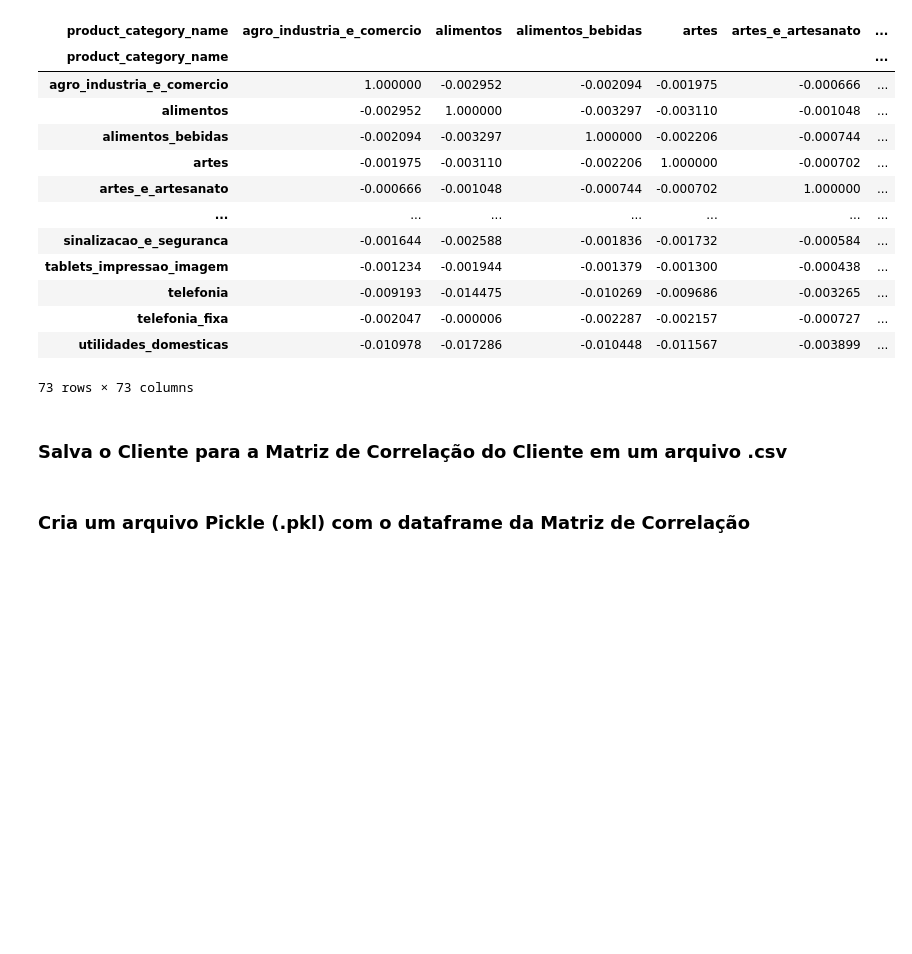
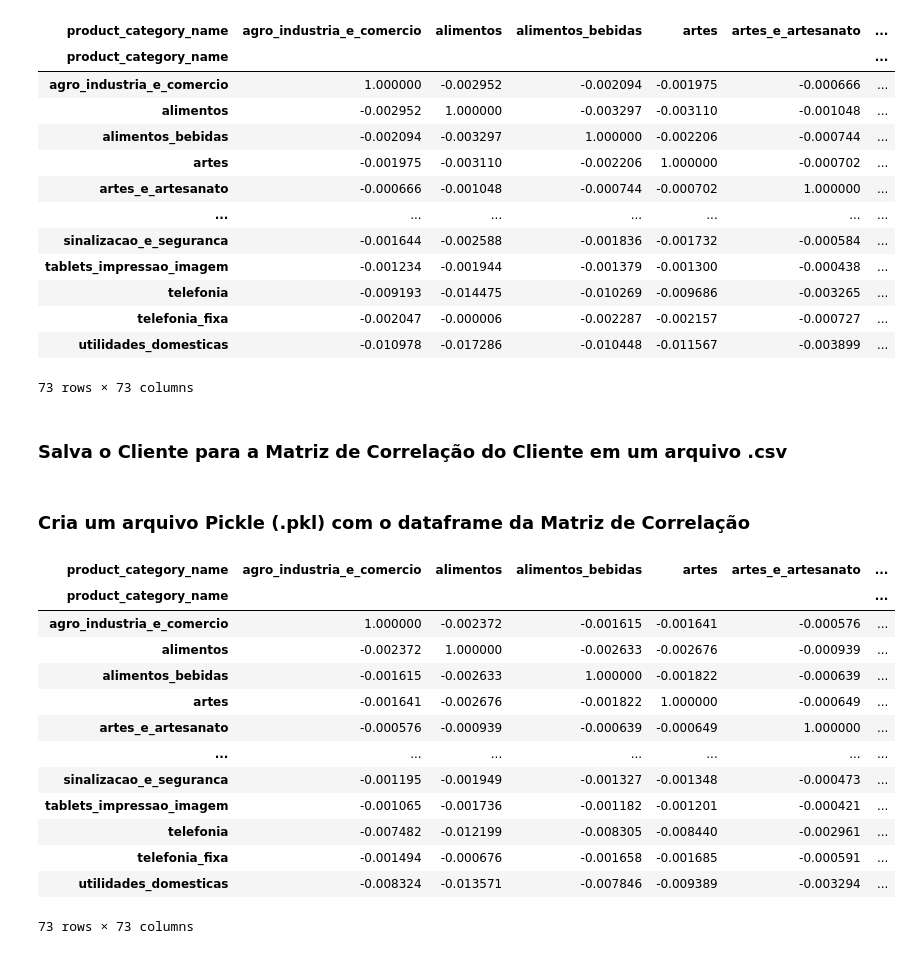
Before and after one commit to arcursino/credit-bureau, a Jupyter notebook: olist/recomendacao_produto_para_cliente.ipynb, the cells around one changed output. Saved outputs shown, nothing was run; the diff lists cells and outputs as text; code cells hidden in the pictures; blank space fills up the shorter version.

```diff
--- a/olist/recomendacao_produto_para_cliente.ipynb
+++ b/olist/recomendacao_produto_para_cliente.ipynb
@@ -16,6 +35,6 @@ df.head(2)
 # %%
 # Encontre a quantidade total adquirida por cada cliente de cada produto
-prod_cliente_qty_df = df.groupby(['product_category_name','customer_id']).agg({'price':'sum'})
+prod_cliente_qty_df = df.groupby(['product_category_name','customer_id']).agg({'product_id':'count'})
 
 # Reseta o index convertendo em colunas
 prod_cliente_qty_df.reset_index(inplace=True)
@@ -36,11 +55,11 @@ prod_cliente_df = pd.merge(prod_cliente_qty_df, prod_cliente_count_df, how='inne
 
 
 # Crie uma tabela dinâmica com todos os produtos em colunas e clientes em linhas e preço como valores
-prod_cliente_pivot_df = prod_cliente_df.pivot(index='customer_id',columns='product_category_name',values='price').fillna(0)
+prod_cliente_pivot_df = prod_cliente_df.pivot(index='customer_id',columns='product_category_name',values='product_id').fillna(0)
 
 # Encontre a correlação entre cada dois clientes e construa uma matriz de correlação usando o método corr ()
-# Método de Spearman usado para identificar a correlação. Pearson não estava fornecendo melhores resultados e Kendall está demorando muito para ser executado.cliente_correlation_df = prod_cliente_pivot_df.corr(method='spearman',min_periods=5)
-cliente_correlacao_df = prod_cliente_pivot_df.corr(method='spearman',min_periods=5)
+# Método de Spearman usado para identificar a correlação. Pearson não estava fornecendo melhores resultados e Kendall está demorando muito para ser executado.
+cliente_correlacao_df_p = prod_cliente_pivot_df.corr(method='spearman',min_periods=5)
 cliente_correlacao_df
 # %% [output]
 | product_category_name | agro_industria_e_comercio | alimentos | alimentos_bebidas | artes | artes_e_artesanato | ... |
@@ -65,3 +84,22 @@ cliente_correlacao_df.to_csv('cliente-cliente-matriz-correlacao.csv')
 ### Cria um arquivo Pickle (.pkl) com o dataframe da Matriz de Correlação
 # %%
 pickle.dump(cliente_correlacao_df, open('cliente_correlacao_modelo.pkl','wb'))
+# %%
+cliente_correlacao_df_p = prod_cliente_pivot_df.corr(method='pearson',min_periods=5)
+# %%
+cliente_correlacao_df_p
+# %% [output]
+| product_category_name | agro_industria_e_comercio | alimentos | alimentos_bebidas | artes | artes_e_artesanato | ... |
+| product_category_name |  |  |  |  |  | ... |
+| agro_industria_e_comercio | 1.000000 | -0.002372 | -0.001615 | -0.001641 | -0.000576 | ... |
+| alimentos | -0.002372 | 1.000000 | -0.002633 | -0.002676 | -0.000939 | ... |
+| alimentos_bebidas | -0.001615 | -0.002633 | 1.000000 | -0.001822 | -0.000639 | ... |
+| artes | -0.001641 | -0.002676 | -0.001822 | 1.000000 | -0.000649 | ... |
+| artes_e_artesanato | -0.000576 | -0.000939 | -0.000639 | -0.000649 | 1.000000 | ... |
+| ... | ... | ... | ... | ... | ... | ... |
+| sinalizacao_e_seguranca | -0.001195 | -0.001949 | -0.001327 | -0.001348 | -0.000473 | ... |
+| tablets_impressao_imagem | -0.001065 | -0.001736 | -0.001182 | -0.001201 | -0.000421 | ... |
+| telefonia | -0.007482 | -0.012199 | -0.008305 | -0.008440 | -0.002961 | ... |
+| telefonia_fixa | -0.001494 | -0.000676 | -0.001658 | -0.001685 | -0.000591 | ... |
+| utilidades_domesticas | -0.008324 | -0.013571 | -0.007846 | -0.009389 | -0.003294 | ... |
+73 rows × 73 columns
```
Also changed, not shown: parts of 5 cells of this notebook.
